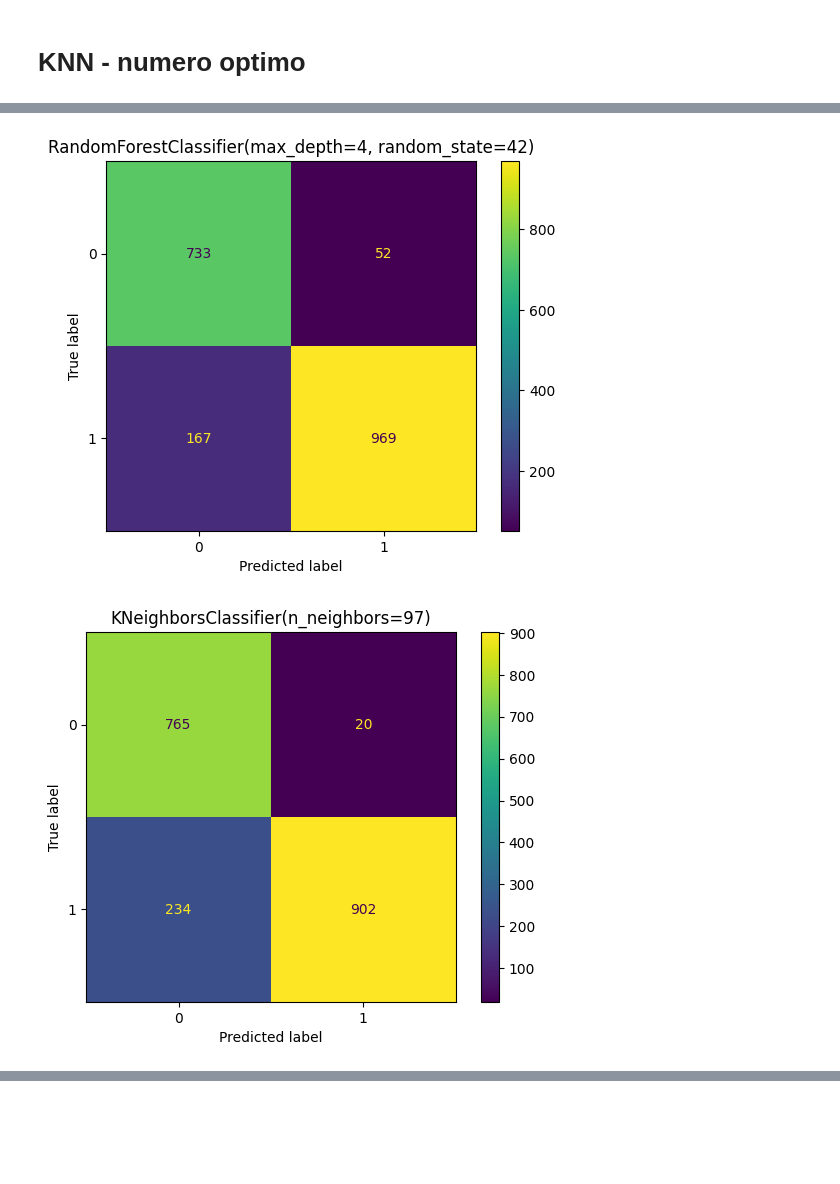
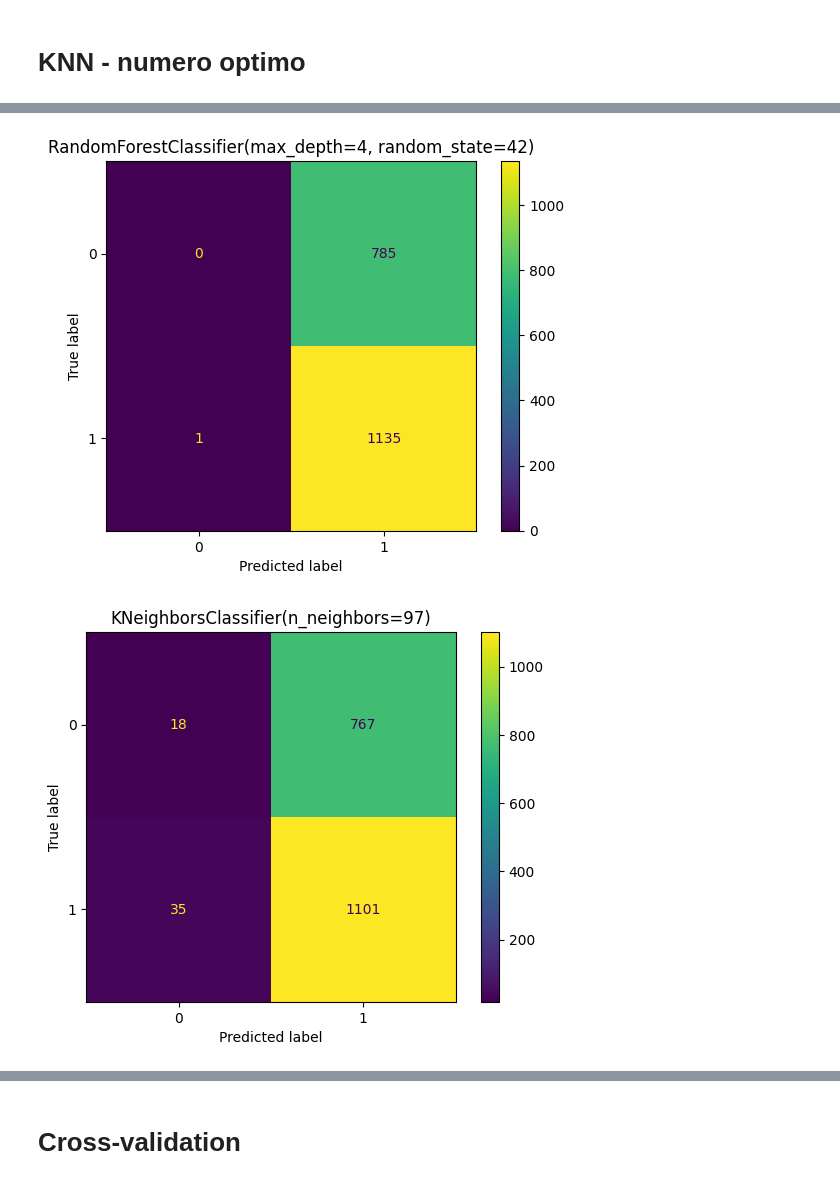
Before and after one commit to LucaForziati/credit_card_approval, a Jupyter notebook: credit_card_approval.ipynb, the cells around one changed output, grey strips where cells are left out. Saved outputs shown, nothing was run; the diff lists cells and outputs as text; code cells hidden in the pictures; blank space fills up the shorter version.

```diff
--- a/credit_card_approval.ipynb
+++ b/credit_card_approval.ipynb
@@ -1335,0 +1494,8 @@ print(explained_variance_formatted)
+# %%
+#Separación en Train y Test
+A = c_aprobacion2.drop("aprobacion", axis=1) # Almacenamos en la variable X el dataset sin la feature categorica
+b = c_aprobacion2['aprobacion'] # Almacenamos en la variable y la feature categorica
+# %%
+from sklearn.model_selection import train_test_split
+# Separamos el dataset en train y test
+A_train, A_test, b_train, b_test = train_test_split(A, b, test_size=0.30, random_state=42)
@@ -1339,11 +1512,11 @@ print(explained_variance_formatted)
 # Metricas generales de los modelos
 
 for clf in models:
-    clf.fit(X_train, y_train)
+    clf.fit(A_train, b_train)
     print(clf)
-    y_pred = clf.predict(X_test)
-    report = classification_report(y_test,y_pred)
-    print(report)
+    b_pred = clf.predict(A_test)
+    report_sn2 = classification_report(b_test,b_pred)
+    print(report_sn2)
 # %% [output]
 DecisionTreeClassifier(max_depth=4, random_state=42)
               precision    recall  f1-score   support
@@ -1364,0 +1547,18 @@ weighted avg       0.93      0.92      0.92      1921
+# %%
+# Metricas generales de los modelos
+metricas_sn2 = {
+    'accuracy': [],
+    'precision': [],
+    'recall': [],
+    'f1': [],
+}
+for clf in models:
+    clf.fit(A_train, b_train)
+    print(clf)
+    b_pred = clf.predict(A_test)
+    report = classification_report(b_test,b_pred)
+    metricas_sn2['accuracy'].append(accuracy_score(b_test,b_pred))
+    metricas_sn2['precision'].append(precision_score(b_test,b_pred))
+    metricas_sn2['recall'].append(recall_score(b_test,b_pred))
+    metricas_sn2['f1'].append(f1_score(b_test,b_pred))
+    print(report)
@@ -1366,9 +1615,9 @@ weighted avg       0.93      0.92      0.92      1921
 # Matriz de confusion
 
 for clf in models:
-    clf.fit(X_train, y_train)
-    y_pred = clf.predict(X_test)
-    cm = confusion_matrix(y_test, y_pred,labels=clf.classes_)
+    clf.fit(A_train, b_train)
+    b_pred = clf.predict(A_test)
+    cm = confusion_matrix(b_test, b_pred,labels=clf.classes_)
     disp = ConfusionMatrixDisplay(confusion_matrix=cm, display_labels=clf.classes_)
     disp.plot()
     disp.ax_.set_title(clf)
@@ -1378,2 +1627,2 @@ for clf in models:
-[figure, old version]
+[figure, new version]
-[figure, old version]
+[figure, new version]
@@ -1381,0 +1631,2 @@ for clf in models:
+# %% [markdown]
+# Cross-validation
```
Also changed, not shown: parts of 61 cells of this notebook.
